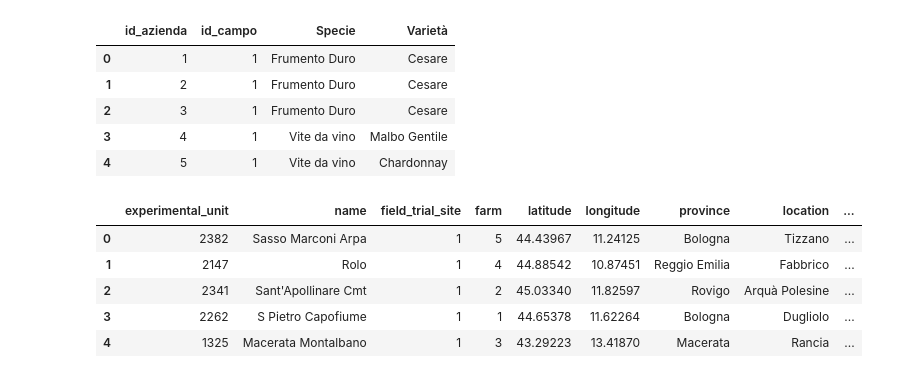
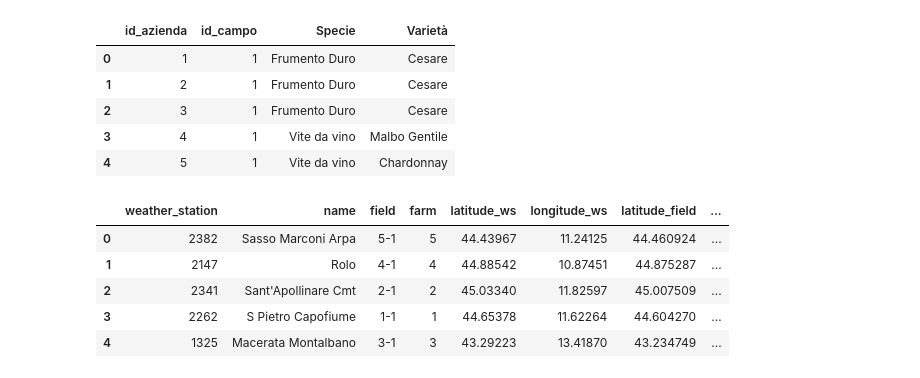
Before and after one commit to w4bo/dataset-pnrr-spoke2, a Jupyter notebook: dataset_pnrr_spoke2.ipynb, the cells around one changed output. Drawn from its saved outputs; the diff is of its cells as text; code cells hidden in the pictures.

```diff
--- a/dataset_pnrr_spoke2.ipynb
+++ b/dataset_pnrr_spoke2.ipynb
@@ -183,28 +183,31 @@ df_crop
 | 3 | 4 | 1 | Vite da vino | Malbo Gentile |
 | 4 | 5 | 1 | Vite da vino | Chardonnay |
 # %%
-joined2 = joined[["station_id", "name", "id_campo", "id_azienda", "latitude_left", "longitude_left"]] \
+joined2 = joined[["station_id", "name", "id_campo", "id_azienda", "latitude_left", "longitude_left", "latitude_right", "longitude_right"]] \
     .merge(df_azienda, on="id_azienda") \
     .merge(df_crop, on=["id_azienda", "id_campo"]) \
     .rename(columns={
-        "station_id": "experimental_unit",
+        "station_id": "weather_station",
         "name": "name",
-        "id_campo": "field_trial_site",
+        "id_campo": "field",
         "id_azienda": "farm",
         "Località": "location",
         "Comune": "city",
         "Provincia": "province",
-        "latitude_left": "latitude",
-        "longitude_left": "longitude",
+        "latitude_right": "latitude_field",
+        "longitude_right": "longitude_field",
+        "latitude_left": "latitude_ws",
+        "longitude_left": "longitude_ws",
         "Specie": "species",
         "Varietà": "variety",
     })
-joined2.to_csv("output/dt_station.csv", index=False)
+joined2[["weather_station", "location", "city", "province", "latitude_ws", "longitude_ws"]].drop_duplicates().to_csv("output/dt_station.csv", index=False)
+joined2["field"] = joined2.apply(lambda row: f"{row['farm']}-{row['field']}", axis=1)
 joined2
 # %% [output]
-|  | experimental_unit | name | field_trial_site | farm | latitude | longitude | province | location | ... |
-| 0 | 2382 | Sasso Marconi Arpa | 1 | 5 | 44.43967 | 11.24125 | Bologna | Tizzano | ... |
-| 1 | 2147 | Rolo | 1 | 4 | 44.88542 | 10.87451 | Reggio Emilia | Fabbrico | ... |
-| 2 | 2341 | Sant'Apollinare Cmt | 1 | 2 | 45.03340 | 11.82597 | Rovigo | Arquà Polesine | ... |
-| 3 | 2262 | S Pietro Capofiume | 1 | 1 | 44.65378 | 11.62264 | Bologna | Dugliolo | ... |
-| 4 | 1325 | Macerata Montalbano | 1 | 3 | 43.29223 | 13.41870 | Macerata | Rancia | ... |
+|  | weather_station | name | field | farm | latitude_ws | longitude_ws | latitude_field | ... |
+| 0 | 2382 | Sasso Marconi Arpa | 5-1 | 5 | 44.43967 | 11.24125 | 44.460924 | ... |
+| 1 | 2147 | Rolo | 4-1 | 4 | 44.88542 | 10.87451 | 44.875287 | ... |
+| 2 | 2341 | Sant'Apollinare Cmt | 2-1 | 2 | 45.03340 | 11.82597 | 45.007509 | ... |
+| 3 | 2262 | S Pietro Capofiume | 1-1 | 1 | 44.65378 | 11.62264 | 44.604270 | ... |
+| 4 | 1325 | Macerata Montalbano | 3-1 | 3 | 43.29223 | 13.41870 | 43.234749 | ... |
```
Also changed, not shown: parts of 3 cells of this notebook, 14 other files.
